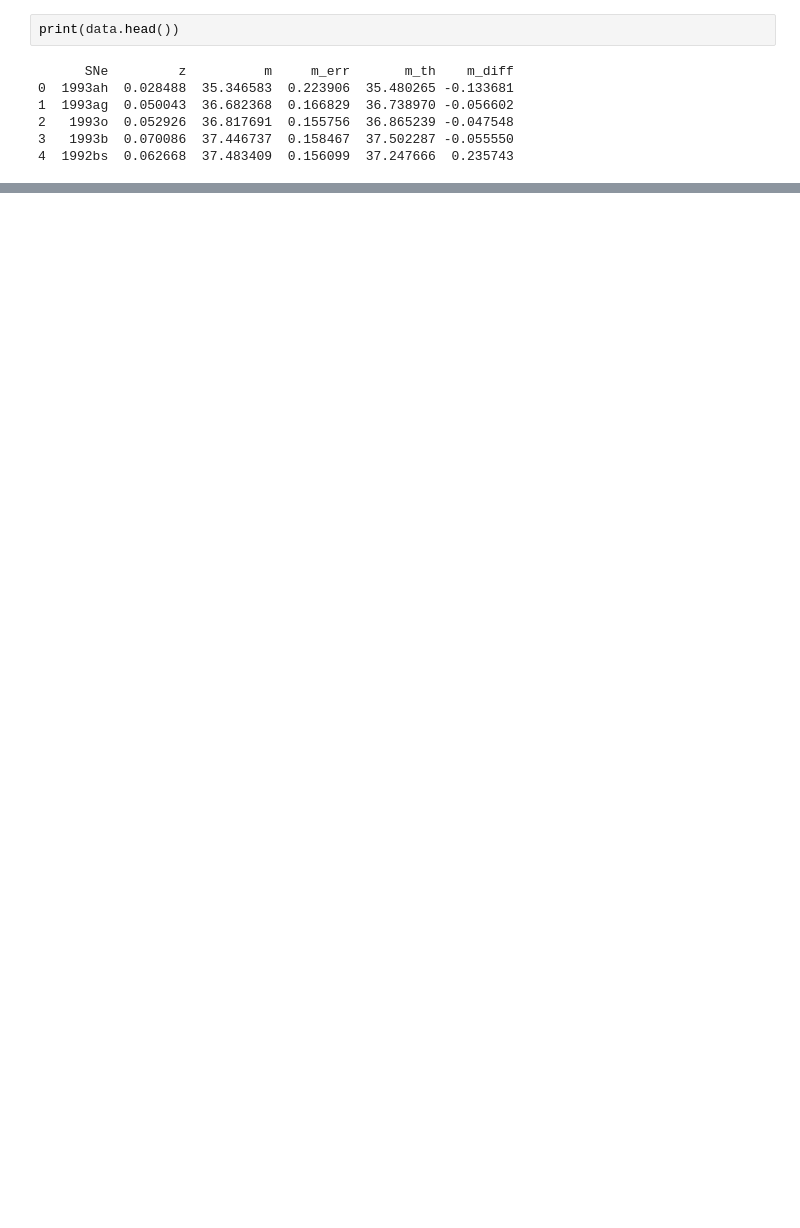
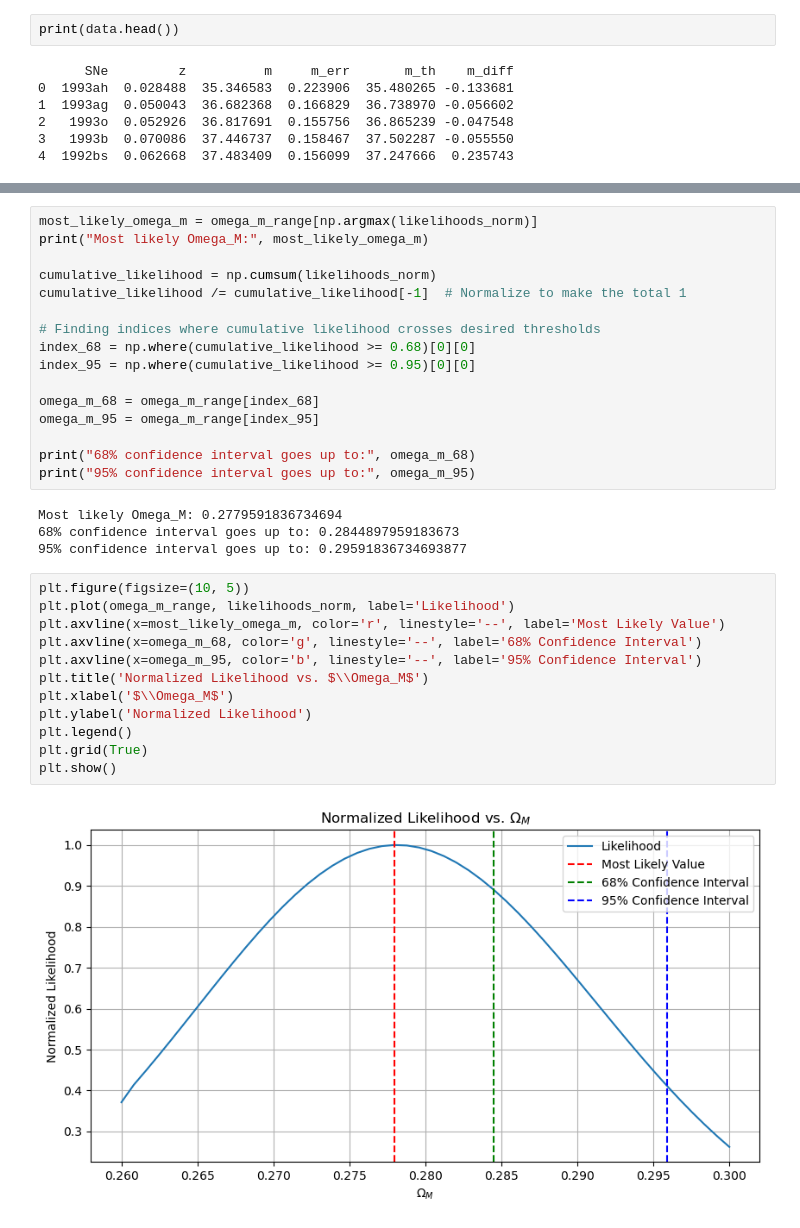
Before and after one commit to quentinleny/Astron-C161-Spring-2024-Class-Project, a Jupyter notebook: C161 Project.ipynb, the cells around one changed output, grey strips where cells are left out. Drawn from its saved outputs; the diff is of its cells as text; blank space fills up the shorter version.

```diff
--- a/C161 Project.ipynb
+++ b/C161 Project.ipynb
@@ -105,0 +153,34 @@ IndentationError: unexpected indent (2632322155.py, line 4)
+# %%
+most_likely_omega_m = omega_m_range[np.argmax(likelihoods_norm)]
+print("Most likely Omega_M:", most_likely_omega_m)
+
+cumulative_likelihood = np.cumsum(likelihoods_norm)
+cumulative_likelihood /= cumulative_likelihood[-1]  # Normalize to make the total 1
+
+# Finding indices where cumulative likelihood crosses desired thresholds
+index_68 = np.where(cumulative_likelihood >= 0.68)[0][0]
+index_95 = np.where(cumulative_likelihood >= 0.95)[0][0]
+
+omega_m_68 = omega_m_range[index_68]
+omega_m_95 = omega_m_range[index_95]
+
+print("68% confidence interval goes up to:", omega_m_68)
+print("95% confidence interval goes up to:", omega_m_95)
+# %% [output]
+Most likely Omega_M: 0.2779591836734694
+68% confidence interval goes up to: 0.2844897959183673
+95% confidence interval goes up to: 0.29591836734693877
+# %%
+plt.figure(figsize=(10, 5))
+plt.plot(omega_m_range, likelihoods_norm, label='Likelihood')
+plt.axvline(x=most_likely_omega_m, color='r', linestyle='--', label='Most Likely Value')
+plt.axvline(x=omega_m_68, color='g', linestyle='--', label='68% Confidence Interval')
+plt.axvline(x=omega_m_95, color='b', linestyle='--', label='95% Confidence Interval')
+plt.title('Normalized Likelihood vs. $\\Omega_M$')
+plt.xlabel('$\\Omega_M$')
+plt.ylabel('Normalized Likelihood')
+plt.legend()
+plt.grid(True)
+plt.show()
+# %% [output]
+[figure, added]
```
Also changed, not shown: parts of 9 cells of this notebook.
